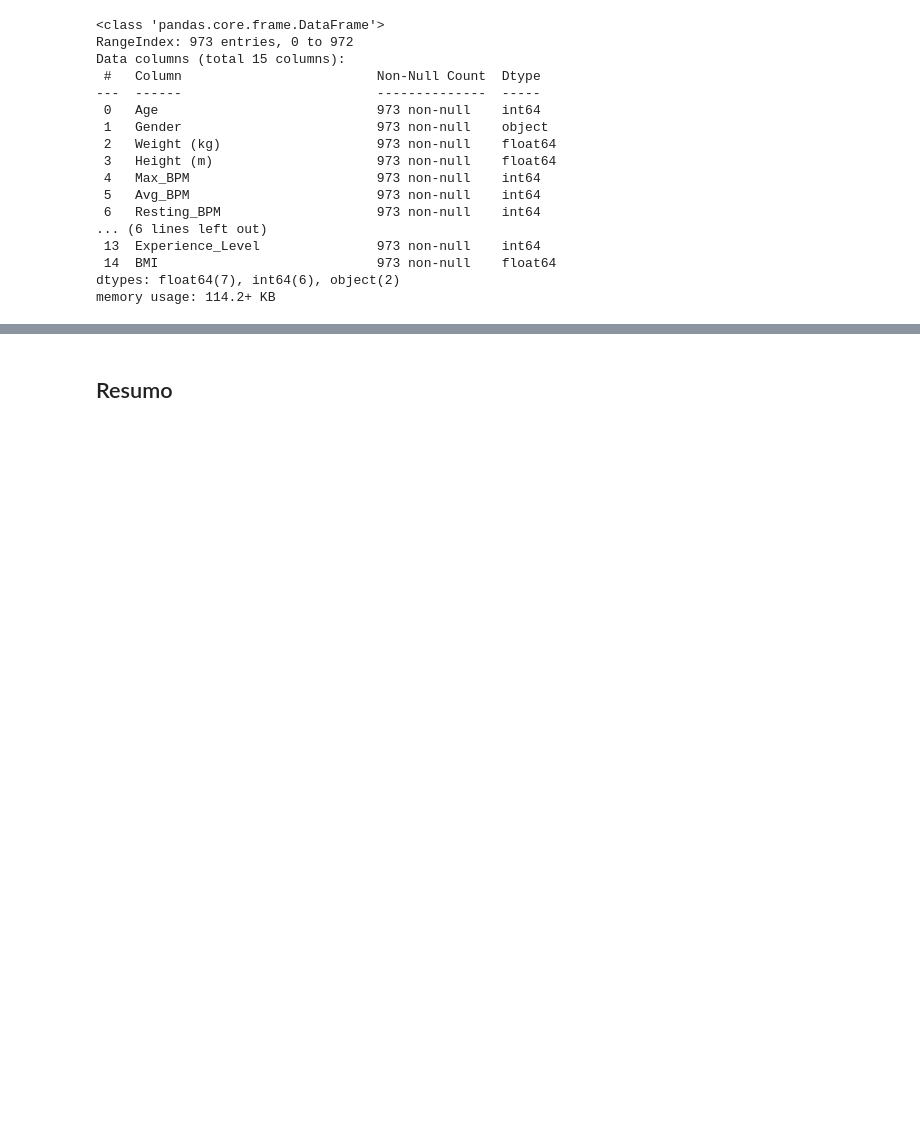
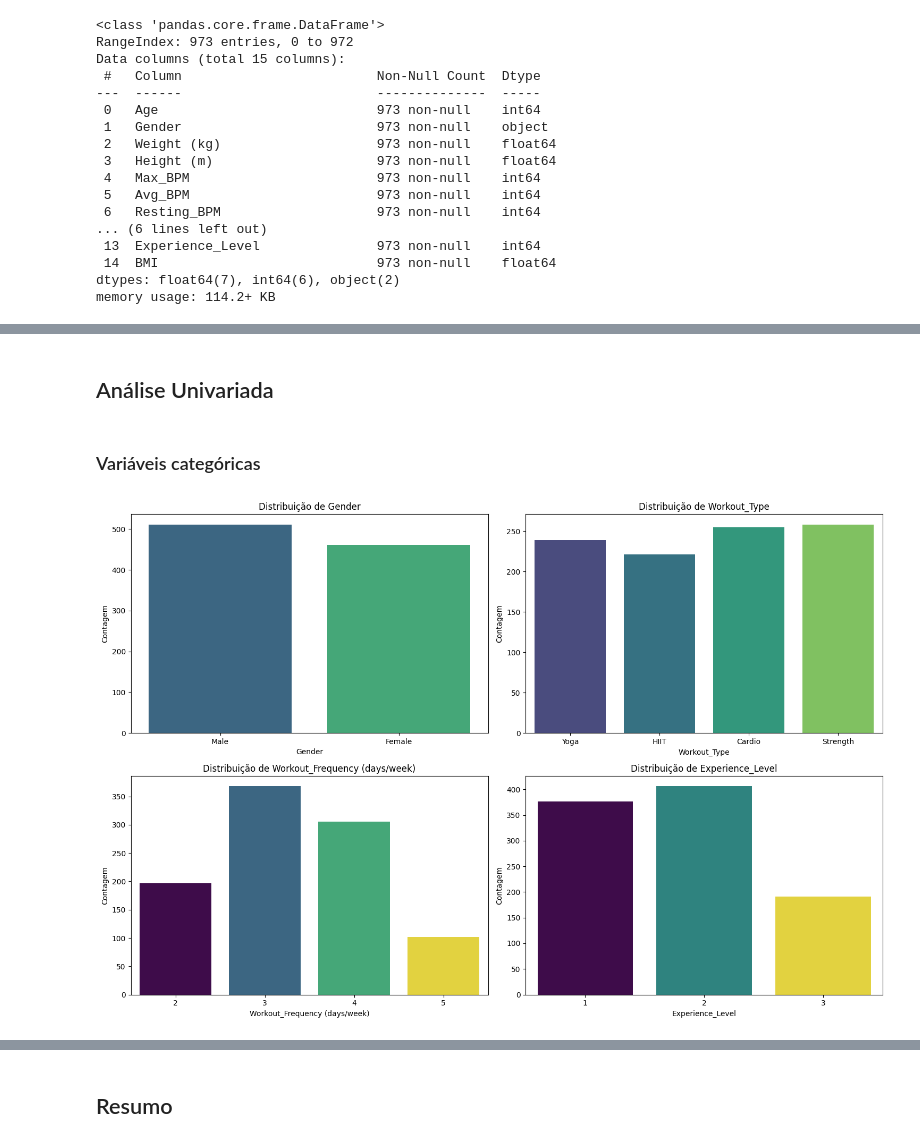
Before and after one commit to ghfreiree/athletes-eda, a Jupyter notebook: gym_athletes_data_analysis.ipynb, the cells around one changed output, grey strips where cells are left out. Cells and saved outputs as stored; diff of their text form; code cells hidden in the pictures; blank space fills up the shorter version.

```diff
--- a/gym_athletes_data_analysis.ipynb
+++ b/gym_athletes_data_analysis.ipynb
@@ -404,0 +104,25 @@ dtype: float64
+# %% [markdown]
+## Análise Univariada
+# %% [markdown]
+### Variáveis categóricas
+# %%
+cols_categoricas = ['Gender', 'Workout_Type', 'Workout_Frequency (days/week)', 'Experience_Level']
+
+n_cols_grid = 2
+n_rows_grid = 2
+
+fig, axes = plt.subplots(n_rows_grid, n_cols_grid, figsize=(15, 10))
+axes = axes.flatten()
+
+for i, col in enumerate(cols_categoricas):
+    sns.countplot(x=col, data=df, ax=axes[i], palette='viridis', hue=col, legend=False)
+    axes[i].set_title(f'Distribuição de {col}')
+    axes[i].set_xlabel(col)
+    axes[i].set_ylabel('Contagem')
+    if col == 'Age':
+        axes[i].tick_params(axis='x', rotation=45)
+
+plt.tight_layout()
+plt.show()
+# %% [output]
+[figure, added]
```
Also changed, not shown: parts of 86 cells of this notebook.
